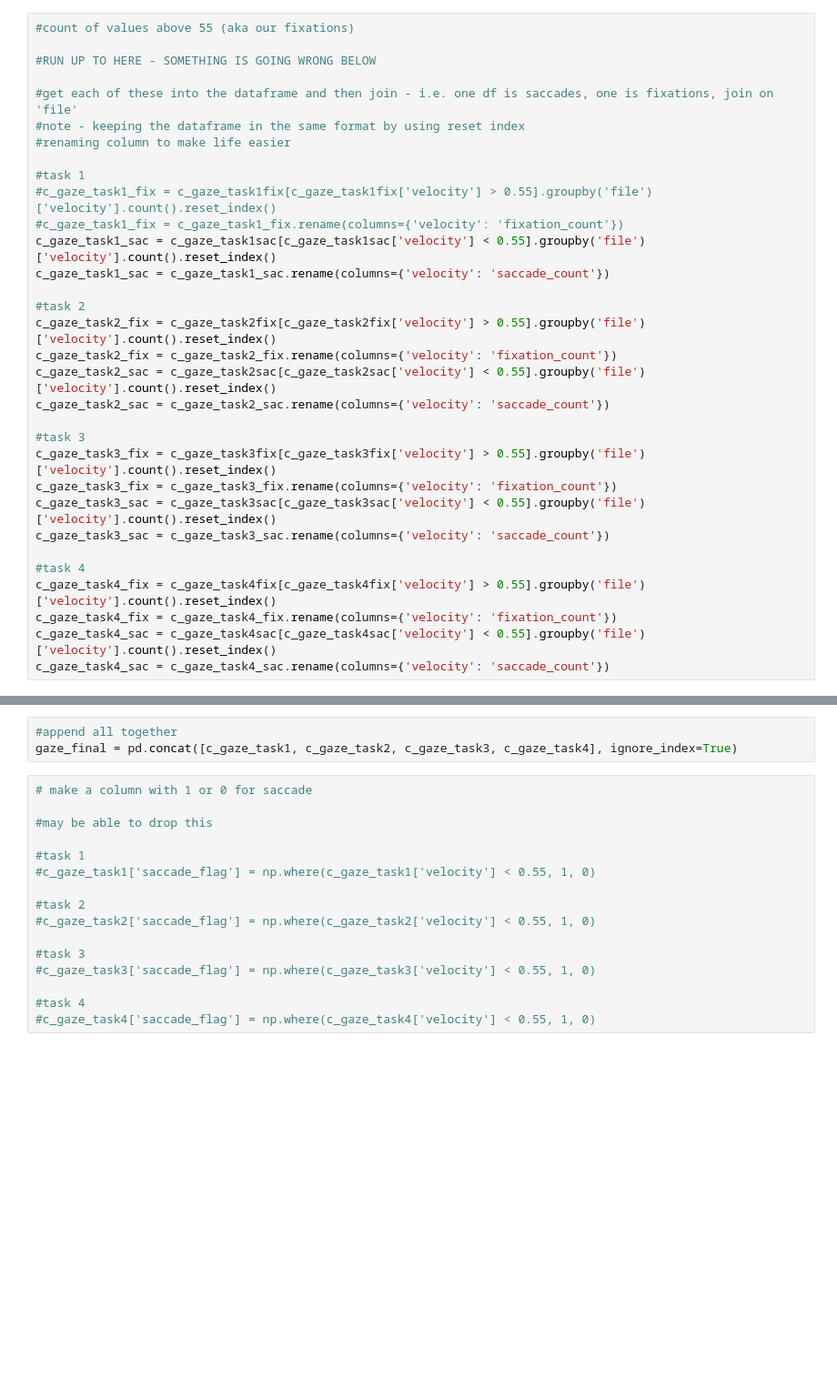
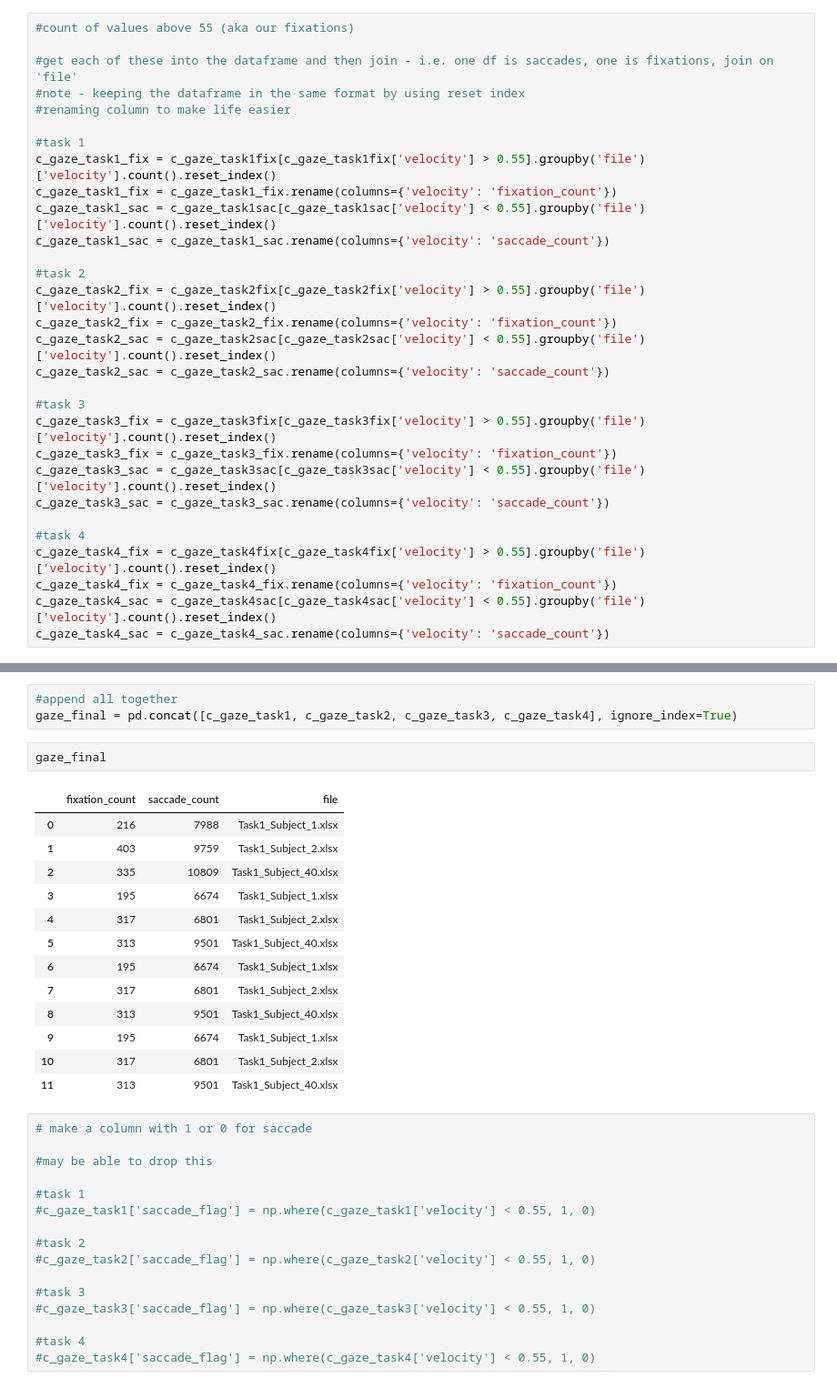
Before and after one commit to AndrewHallam1/SIT723, a Jupyter notebook: SIT723v1.ipynb, the cells around one changed output, grey strips where cells are left out. Shown at 91% size. Saved outputs shown, nothing was run; the diff lists cells and outputs as text; blank space fills up the shorter version.

```diff
--- a/SIT723v1.ipynb
+++ b/SIT723v1.ipynb
@@ -550,15 +550,13 @@ c_gaze_task4fix = c_gaze_task2
 # %%
 #count of values above 55 (aka our fixations)
-
-#RUN UP TO HERE - SOMETHING IS GOING WRONG BELOW
 
 #get each of these into the dataframe and then join - i.e. one df is saccades, one is fixations, join on 'file'
 #note - keeping the dataframe in the same format by using reset index
 #renaming column to make life easier
 
 #task 1
-#c_gaze_task1_fix = c_gaze_task1fix[c_gaze_task1fix['velocity'] > 0.55].groupby('file')['velocity'].count().reset_index()
-#c_gaze_task1_fix = c_gaze_task1_fix.rename(columns={'velocity': 'fixation_count'})
+c_gaze_task1_fix = c_gaze_task1fix[c_gaze_task1fix['velocity'] > 0.55].groupby('file')['velocity'].count().reset_index()
+c_gaze_task1_fix = c_gaze_task1_fix.rename(columns={'velocity': 'fixation_count'})
 c_gaze_task1_sac = c_gaze_task1sac[c_gaze_task1sac['velocity'] < 0.55].groupby('file')['velocity'].count().reset_index()
 c_gaze_task1_sac = c_gaze_task1_sac.rename(columns={'velocity': 'saccade_count'})
 
@@ -598,6 +596,22 @@ c_gaze_task4['file'] = c_gaze_task4.index
 # %%
 #append all together
 gaze_final = pd.concat([c_gaze_task1, c_gaze_task2, c_gaze_task3, c_gaze_task4], ignore_index=True)
+# %%
+gaze_final
+# %% [output]
+|  | fixation_count | saccade_count | file |
+| 0 | 216 | 7988 | Task1_Subject_1.xlsx |
+| 1 | 403 | 9759 | Task1_Subject_2.xlsx |
+| 2 | 335 | 10809 | Task1_Subject_40.xlsx |
+| 3 | 195 | 6674 | Task1_Subject_1.xlsx |
+| 4 | 317 | 6801 | Task1_Subject_2.xlsx |
+| 5 | 313 | 9501 | Task1_Subject_40.xlsx |
+| 6 | 195 | 6674 | Task1_Subject_1.xlsx |
+| 7 | 317 | 6801 | Task1_Subject_2.xlsx |
+| 8 | 313 | 9501 | Task1_Subject_40.xlsx |
+| 9 | 195 | 6674 | Task1_Subject_1.xlsx |
+| 10 | 317 | 6801 | Task1_Subject_2.xlsx |
+| 11 | 313 | 9501 | Task1_Subject_40.xlsx |
 # %%
 # make a column with 1 or 0 for saccade
 
```
Also changed, not shown: parts of 4 cells of this notebook.
